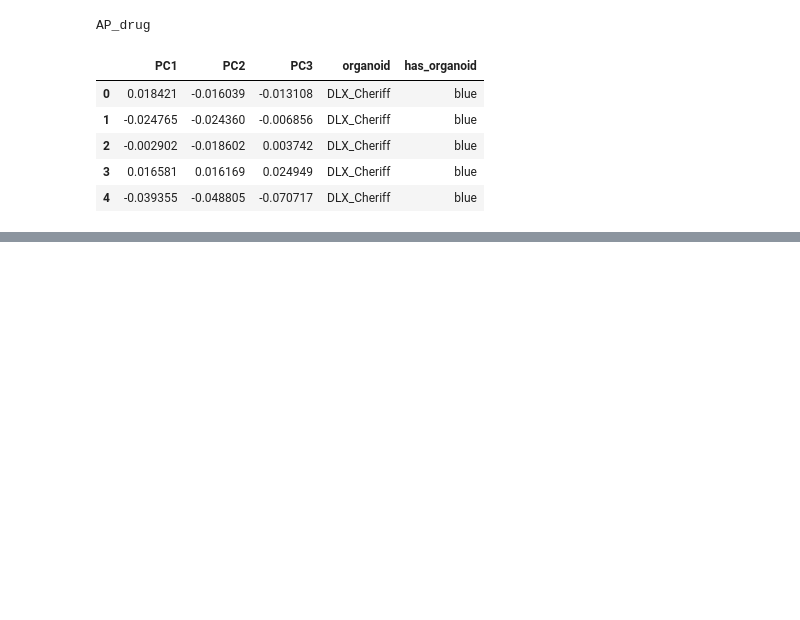
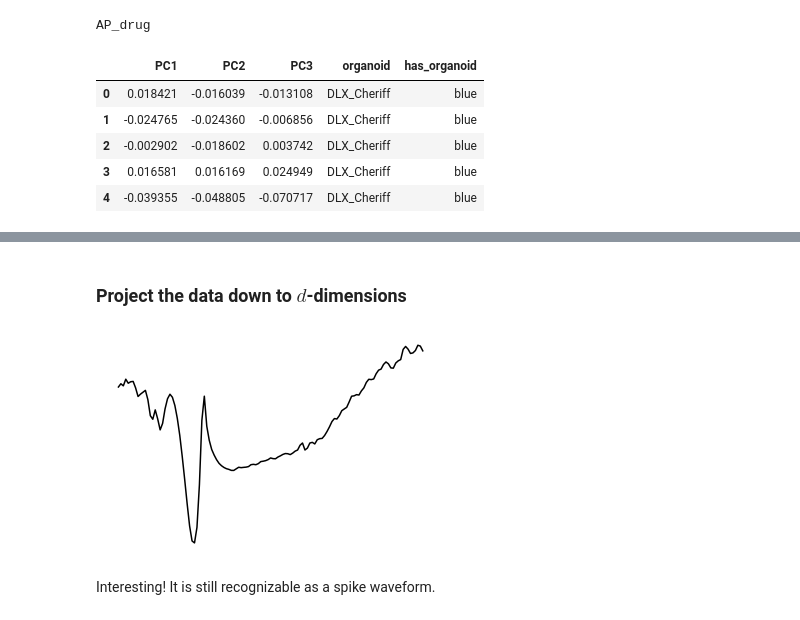
Before and after one commit to SmilodonCub/DS4VS, a Jupyter notebook: Week12/DS4VS_week12_PCA.ipynb, the cells around one changed output, grey strips where cells are left out. Drawn from its saved outputs; the diff is of its cells as text; code cells hidden in the pictures; blank space fills up the shorter version.

```diff
--- a/Week12/DS4VS_week12_PCA.ipynb
+++ b/Week12/DS4VS_week12_PCA.ipynb
@@ -327,3 +332,16 @@ fig = px.scatter_3d(wf_PCAs, x='PC1', y='PC2', z='PC3', color = 'has_organoid',
 fig.show()
 # %% [output]
 [interactive output not drawn]
+# %% [markdown]
+### Project the data down to $d$-dimensions
+# %%
+wf_reduced = sklpca.fit_transform( wf_dropbaseline )
+wf_recovered = sklpca.inverse_transform( wf_reduced )
+
+plt.plot(wf_recovered[:,0], color = 'black')
+plt.axis( 'off' )
+plt.show()
+# %% [output]
+[figure, added]
+# %% [markdown]
+Interesting! It is still recognizable as a spike waveform.
```
Also changed, not shown: parts of 16 cells of this notebook.
